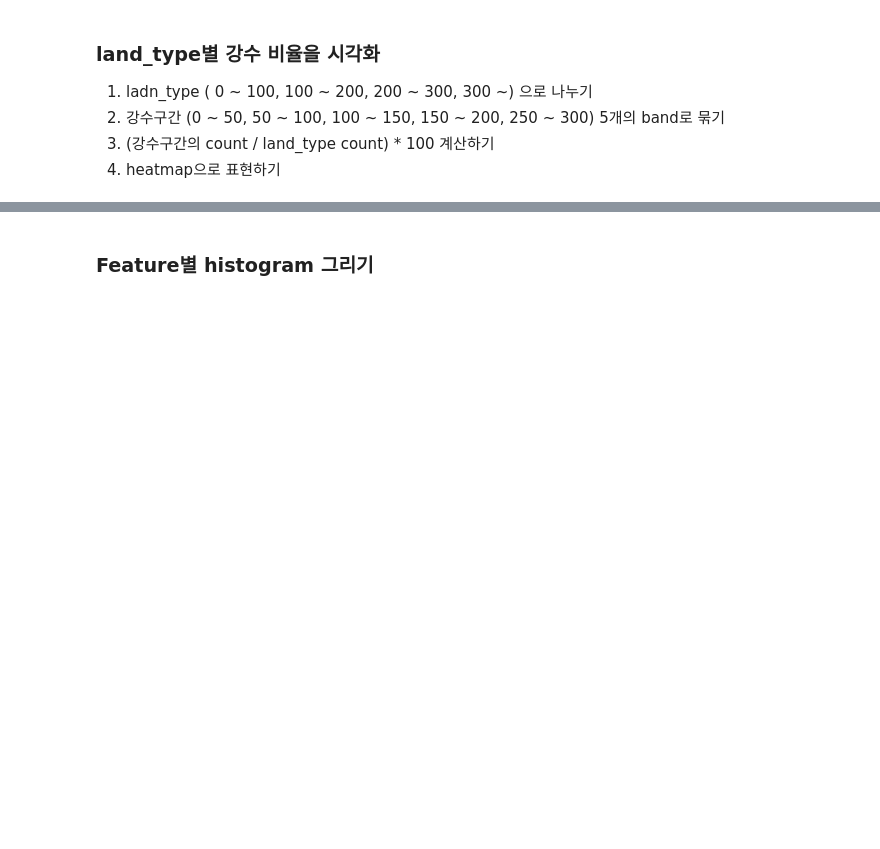
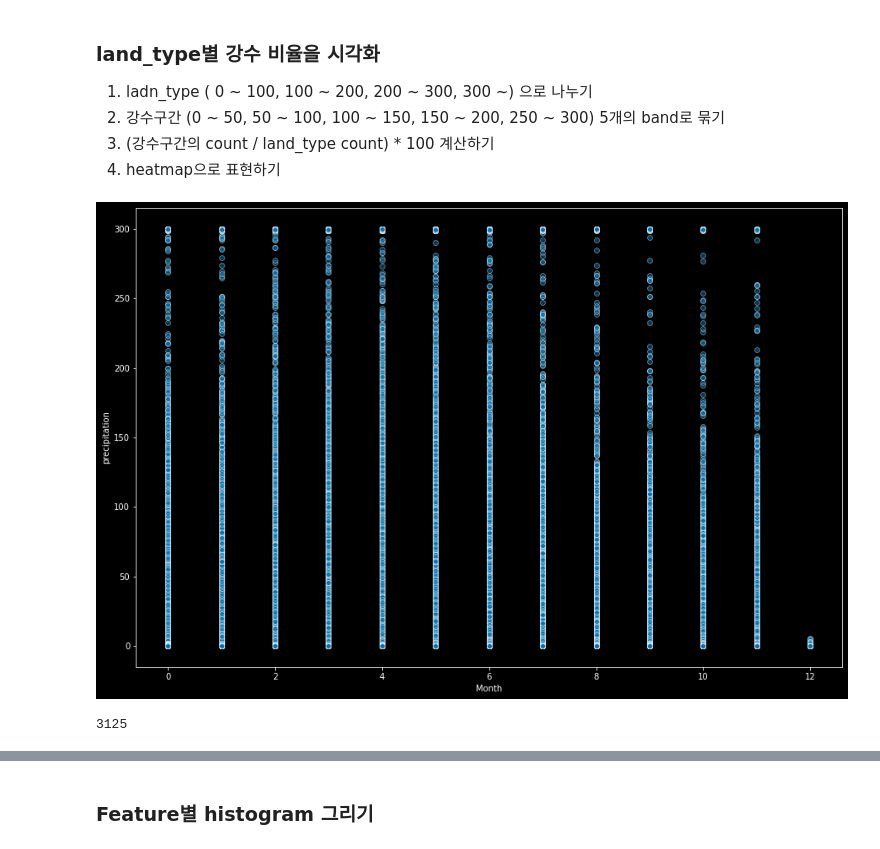
Before and after one commit to deagwon97/dacon-satellite-precipitation, a Jupyter notebook: Dacon_satellite_EDA.ipynb, the cells around one changed output, grey strips where cells are left out. Saved outputs shown, nothing was run; the diff lists cells and outputs as text; code cells hidden in the pictures; blank space fills up the shorter version.

```diff
--- a/Dacon_satellite_EDA.ipynb
+++ b/Dacon_satellite_EDA.ipynb
@@ -164,11 +152,16 @@ numpy로 진행
 plt.style.use('dark_background')
 plt.style.use('seaborn-colorblind')
 # %%
-train_numeric = np.zeros((train.shape[0] * 40 * 40 ,4), np.float16)
+train_numeric = np.zeros((train.shape[0] * 40 * 40 ,5), np.float16)
 train_numeric[:,0] = train[:,:,:,9].reshape(-1) # land type
 train_numeric[:,1] = train[:,:,:,10].reshape(-1) # GMI longitude
 train_numeric[:,2] = train[:,:,:,11].reshape(-1) # GMI latitude
-train_numeric[:,3] = train[:,:,:,14].reshape(-1)
+train_numeric[:,3] = train[:,:,:,14].reshape(-1) #  precipication
 train_numeric[train_numeric[:,3]<0,3]= 0## Null값은 모두 0으로 초기화
+
+for i,month in enumerate(train_orbit.month.values):
+    train_numeric[i*1600 : (i+1)*1600,4]  = month # Month
+
+
 gc.collect()
 # %% [output]
@@ -221,3 +214,13 @@ gc.collect()
 2. 강수구간 (0 ~ 50, 50 ~ 100, 100 ~ 150, 150 ~ 200, 250 ~ 300) 5개의 band로 묶기
 3. (강수구간의 count / land_type count) * 100 계산하기
 4. heatmap으로 표현하기
+# %%
+plt.figure(figsize = (15,10))
+sns.scatterplot(train_numeric[:,4],train_numeric[:,3], alpha = 0.5)
+plt.ylabel('precipitation')
+plt.xlabel('Month')
+plt.show()
+gc.collect()
+# %% [output]
+[figure, added]
+3125
```
Also changed, not shown: parts of 12 cells of this notebook.
